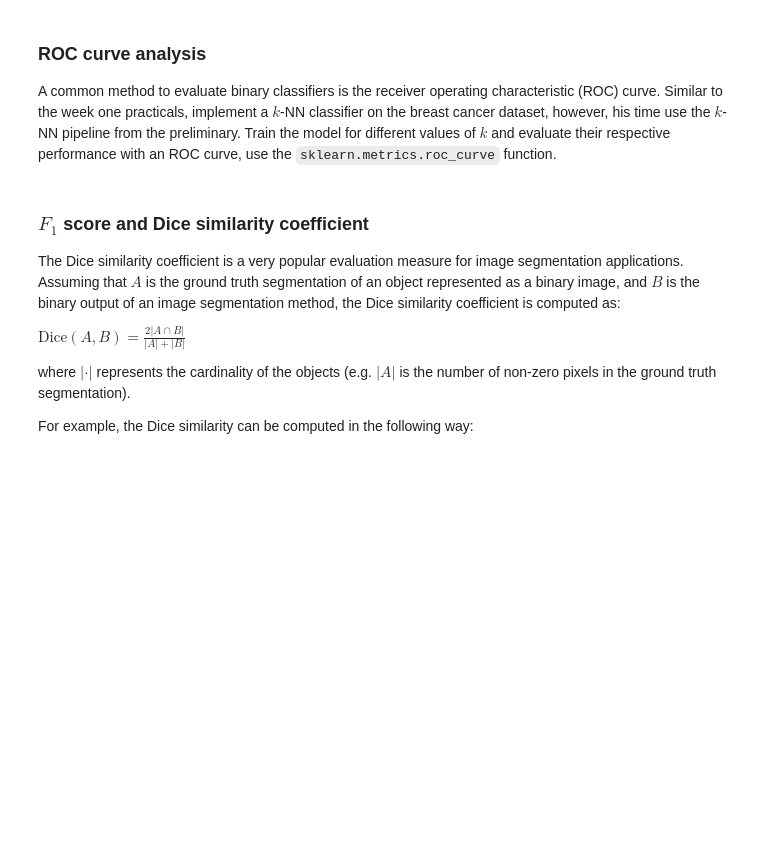
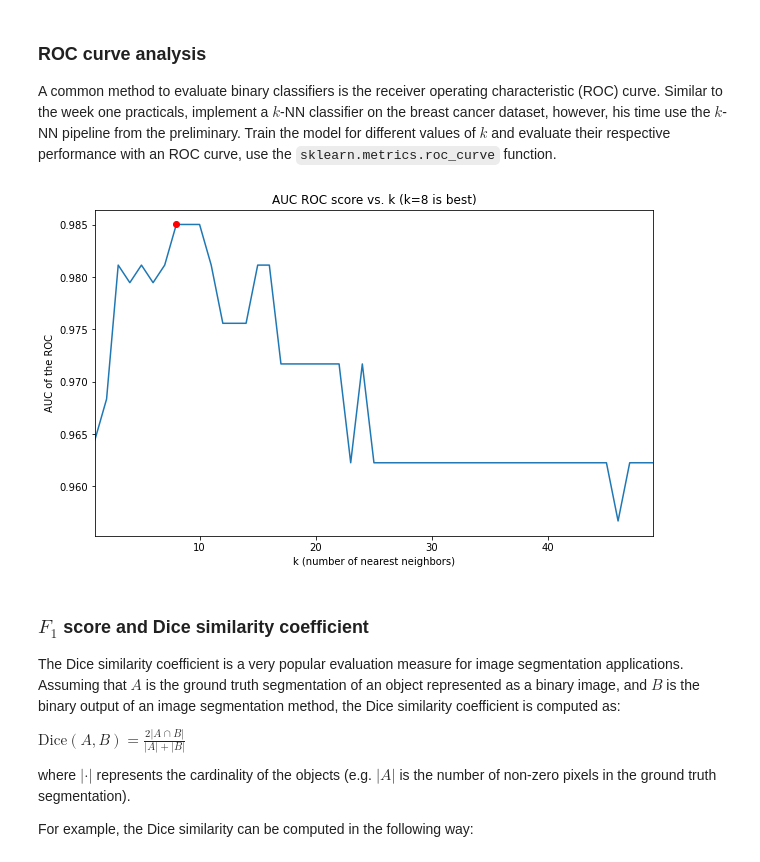
Before and after one commit to langestefan/8dm50-machine-learning, a Jupyter notebook: practicals/week_2.ipynb, the cells around one changed output. Drawn from its saved outputs; the diff is of its cells as text; code cells hidden in the pictures; blank space fills up the shorter version.

Commit message:
week 2 ROC curve analysis

```diff
--- a/practicals/week_2.ipynb
+++ b/practicals/week_2.ipynb
@@ -189,3 +185,46 @@ A common method to evaluate binary classifiers is the receiver operating charact
+# %%
+from sklearn.model_selection import train_test_split
+from sklearn import datasets, neighbors
+from sklearn.preprocessing import StandardScaler
+from sklearn.pipeline import Pipeline
+from sklearn.metrics import roc_curve, auc
+from sklearn.preprocessing import StandardScaler
+
+breast_cancer = datasets.load_breast_cancer()
+
+X = breast_cancer.data
+y = breast_cancer.target
+
+X_train, X_test, y_train, y_test = train_test_split(X, y, stratify=y, random_state=40)
+
+max_k = 50
+AUC_ROC_scores = []
+
+for k in np.arange(1, max_k):
+    knn = neighbors.KNeighborsClassifier(n_neighbors=k)
+    scaler = StandardScaler()
+    model = Pipeline([
+                 ("scaler", scaler),
+                 ("knn", knn)
+                ])
+    model.fit(X_train, y_train)
+    y_predict = model.predict(X_test)
+    fpr, tpr, _ = roc_curve(y_test, y_predict)
+    AUC_ROC_scores.append(auc(fpr,tpr))
+
+k_ignore = 4
+k_best = np.argmax(AUC_ROC_scores[k_ignore:]) + k_ignore + 1
+
+plt.figure(figsize=(10, 6))
+plt.title(f'AUC ROC score vs. k (k={k_best} is best)')
+plt.plot(np.arange(1, max_k), AUC_ROC_scores)
+plt.xlabel('k (number of nearest neighbors)')
+plt.ylabel('AUC of the ROC')
+plt.plot(k_best, AUC_ROC_scores[k_best-1], 'ro')
+plt.xlim(1, max_k-1)
+plt.show()
+# %% [output]
+[figure, added]
 # %% [markdown]
 ### $F_1$ score and Dice similarity coefficient
 
```
Also changed, not shown: parts of 1 cell of this notebook, 1 other file.
